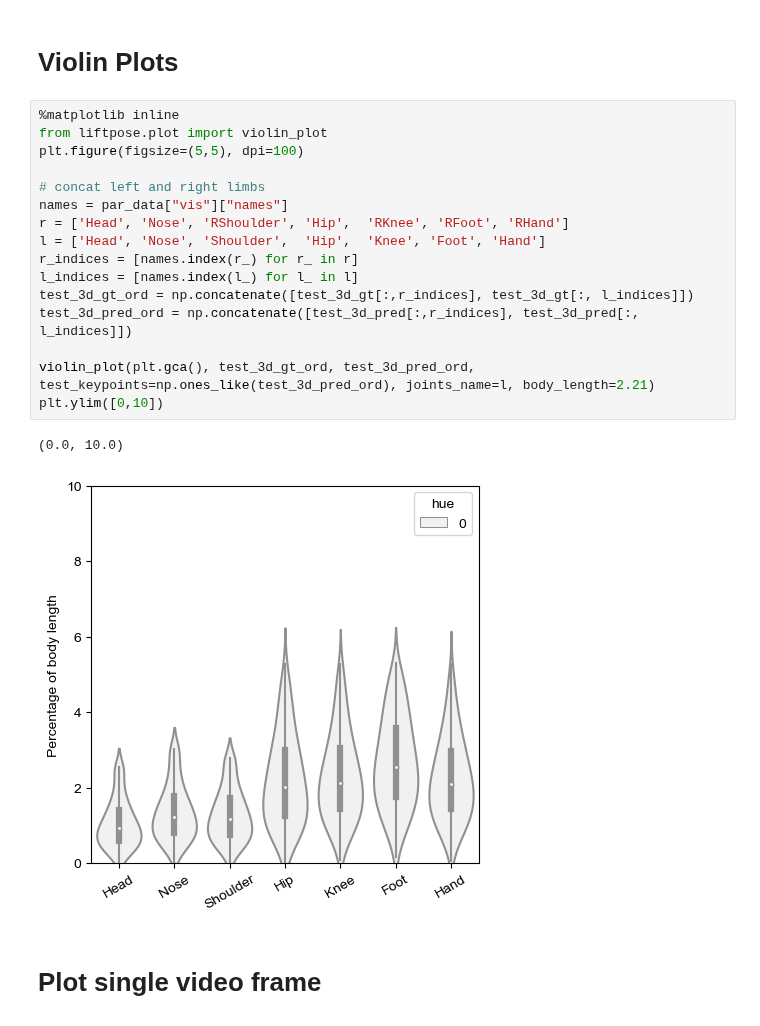
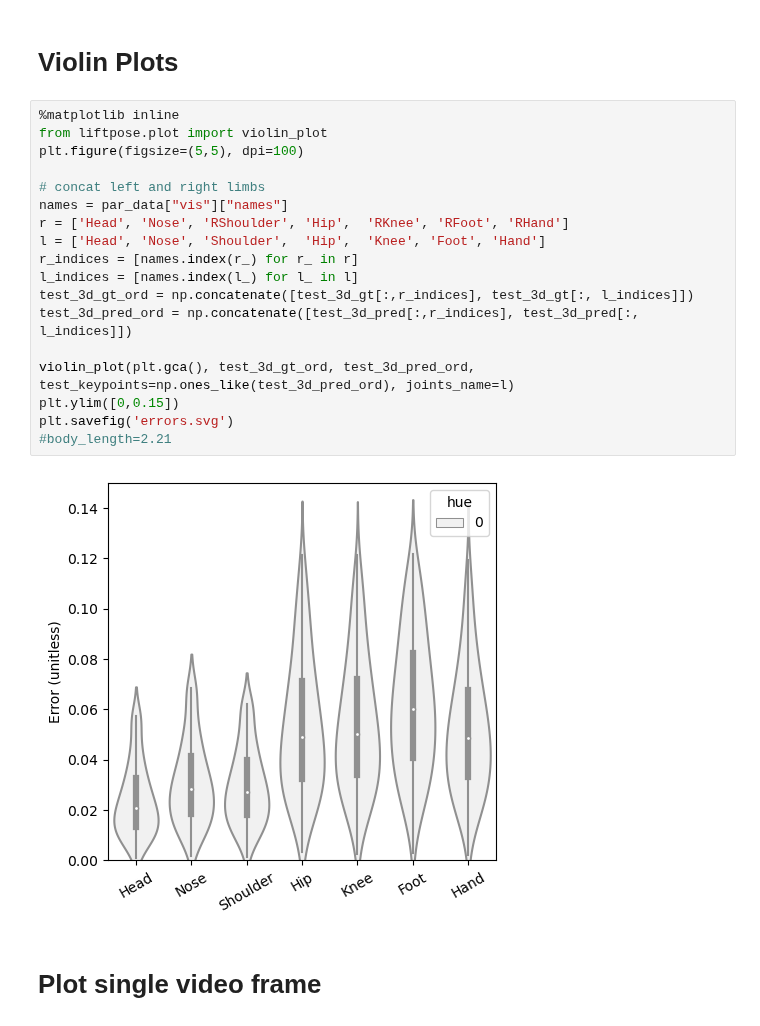
Before and after one commit to NeLy-EPFL/LiftPose3D, a Jupyter notebook: examples/openmonkey/monkey_train.ipynb, the cells around one changed output. Drawn from its saved outputs; the diff is of its cells as text.

```diff
--- a/examples/openmonkey/monkey_train.ipynb
+++ b/examples/openmonkey/monkey_train.ipynb
@@ -114,22 +114,23 @@ test_3d_gt, test_3d_pred, _ = load_test_results(data, stat_2d, stat_3d)
 # %%
 %matplotlib inline
 from liftpose.plot import violin_plot
 plt.figure(figsize=(5,5), dpi=100)
 
 # concat left and right limbs
 names = par_data["vis"]["names"]
 r = ['Head', 'Nose', 'RShoulder', 'Hip',  'RKnee', 'RFoot', 'RHand']
 l = ['Head', 'Nose', 'Shoulder',  'Hip',  'Knee', 'Foot', 'Hand']
 r_indices = [names.index(r_) for r_ in r]
 l_indices = [names.index(l_) for l_ in l]
 test_3d_gt_ord = np.concatenate([test_3d_gt[:,r_indices], test_3d_gt[:, l_indices]])
 test_3d_pred_ord = np.concatenate([test_3d_pred[:,r_indices], test_3d_pred[:, l_indices]])
 
-violin_plot(plt.gca(), test_3d_gt_ord, test_3d_pred_ord, test_keypoints=np.ones_like(test_3d_pred_ord), joints_name=l, body_length=2.21)
-plt.ylim([0,10])
+violin_plot(plt.gca(), test_3d_gt_ord, test_3d_pred_ord, test_keypoints=np.ones_like(test_3d_pred_ord), joints_name=l)
+plt.ylim([0,0.15])
+plt.savefig('errors.svg')
+#body_length=2.21
 # %% [output]
-(0.0, 10.0)
-[figure, old version]
+[figure, new version]
 # %% [markdown]
 # Plot single video frame
 # %%
```
Also changed, not shown: parts of 4 cells of this notebook, 2 other files.
